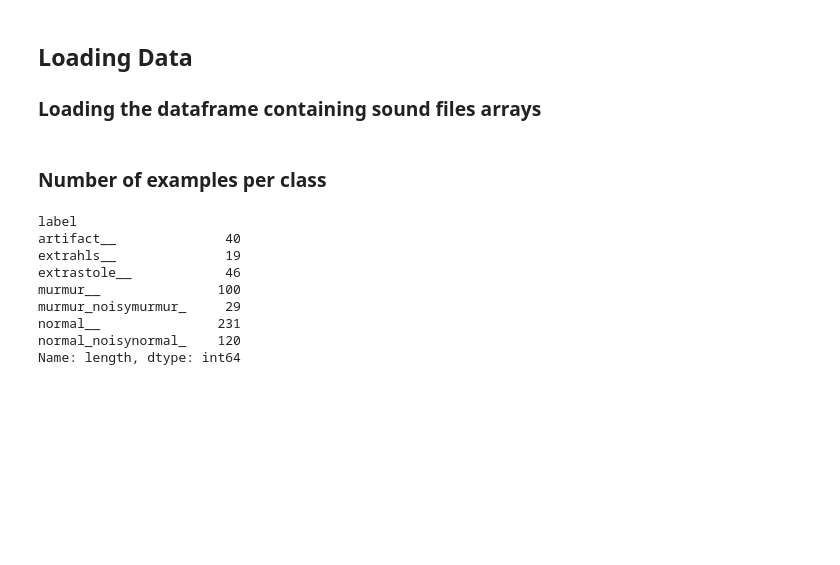
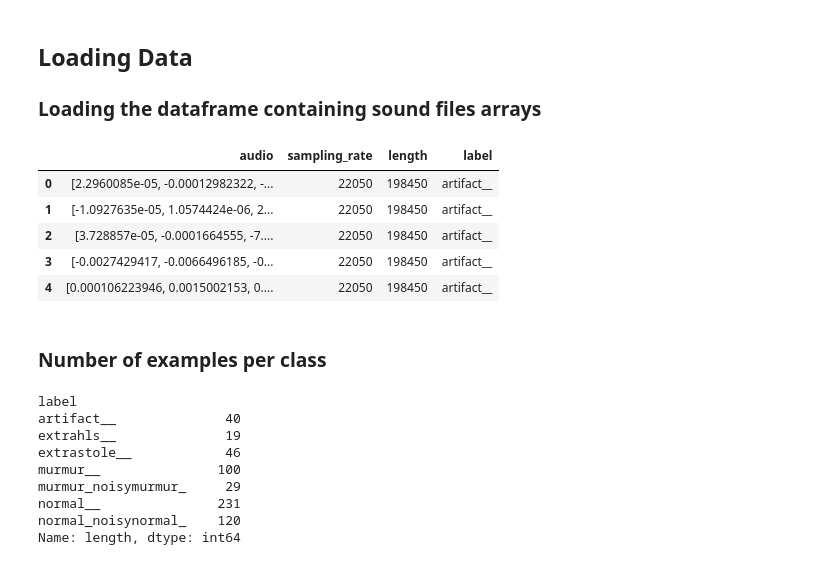
Before and after one commit to RnabSanyal/Heartbeat-Classification-Using-Deep-Learning, a Jupyter notebook: heartbeat_classification_using_lstm.ipynb, the cells around one changed output. Drawn from its saved outputs; the diff is of its cells as text; code cells hidden in the pictures; blank space fills up the shorter version.

```diff
--- a/heartbeat_classification_using_lstm.ipynb
+++ b/heartbeat_classification_using_lstm.ipynb
@@ -30,7 +28,15 @@ Using TensorFlow backend.
 ## Loading Data
 ### Loading the dataframe containing sound files arrays
 # %%
-df = pd.read_hdf('all_final.h5', 'raw')
+df = pd.read_hdf('audio_df.h5', 'raw')
+df.head()
+# %% [output]
+|  | audio | sampling_rate | length | label |
+| 0 | [2.2960085e-05, -0.00012982322, -... | 22050 | 198450 | artifact__ |
+| 1 | [-1.0927635e-05, 1.0574424e-06, 2... | 22050 | 198450 | artifact__ |
+| 2 | [3.728857e-05, -0.0001664555, -7.... | 22050 | 198450 | artifact__ |
+| 3 | [-0.0027429417, -0.0066496185, -0... | 22050 | 198450 | artifact__ |
+| 4 | [0.000106223946, 0.0015002153, 0.... | 22050 | 198450 | artifact__ |
 # %% [markdown]
 ### Number of examples per class
 # %%
```
Also changed, not shown: parts of 4 cells of this notebook, 2 other files.
